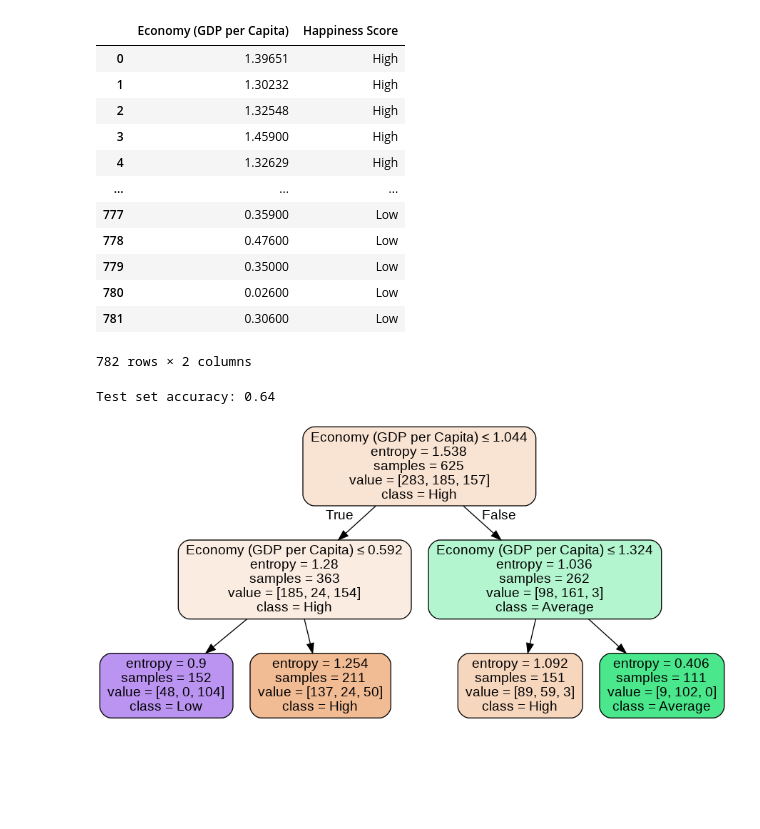
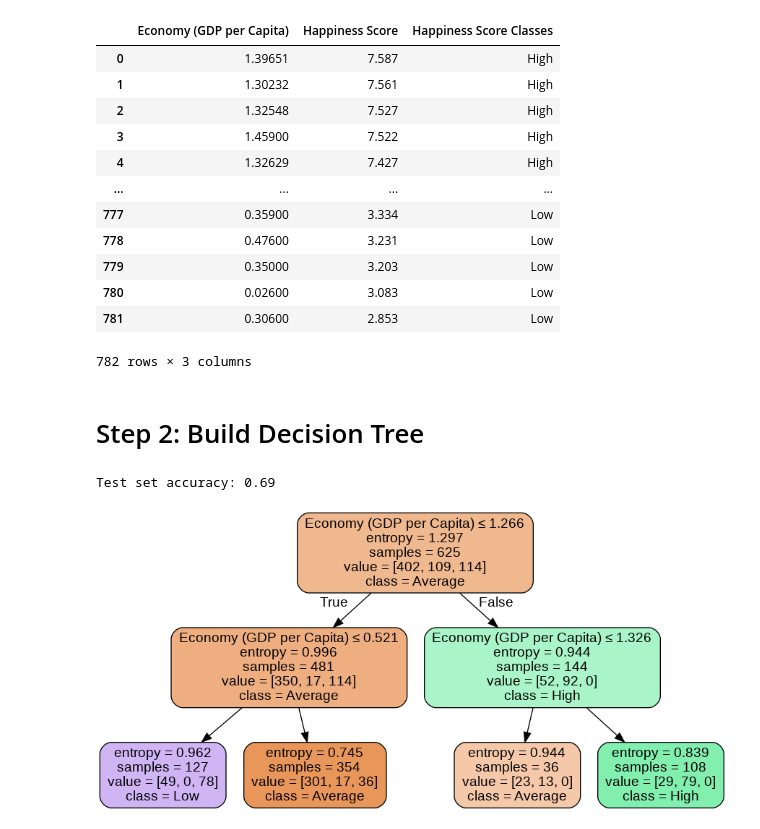
Before and after one commit to ChristalL99/ECON211_Practice, a Jupyter notebook: Economy_HappinessScore.ipynb, the cells around one changed output. Cells and saved outputs as stored; diff of their text form; code cells hidden in the pictures; blank space fills up the shorter version.

```diff
--- a/Economy_HappinessScore.ipynb
+++ b/Economy_HappinessScore.ipynb
@@ -25,0 +18,4 @@ df
+# %%
+# read in the data file and show the columns
+df=pd.read_csv("https://raw.githubusercontent.com/ChristalL99/ECON211_DecisionTree/main/data.csv")
+df
@@ -26,25 +36,35 @@ df
 # %%
-df['Happiness Score']=df["Happiness Score"].apply(lambda x: 'High' if x>=6 else 'Low' if x<=4.5 else 'Average')
+# Split "Happiness Score" into 3 classes ("Low", "Average", "High")
+
+# Define as follows:
+# Happiness Score < 4.3: Low
+# Happiness Score < 6.3: High
+# Otherwise: Average
+
+df["Happiness Score Classes"]=df["Happiness Score"].apply(lambda x: 'High' if x>6.5 else 'Low' if x<4.3 else 'Average')
 df
 # %% [output]
-|  | Economy (GDP per Capita) | Happiness Score |
-| 0 | 1.39651 | High |
-| 1 | 1.30232 | High |
-| 2 | 1.32548 | High |
-| 3 | 1.45900 | High |
-| 4 | 1.32629 | High |
-| ... | ... | ... |
-| 777 | 0.35900 | Low |
-| 778 | 0.47600 | Low |
-| 779 | 0.35000 | Low |
-| 780 | 0.02600 | Low |
-| 781 | 0.30600 | Low |
+|  | Economy (GDP per Capita) | Happiness Score | Happiness Score Classes |
+| 0 | 1.39651 | 7.587 | High |
+| 1 | 1.30232 | 7.561 | High |
+| 2 | 1.32548 | 7.527 | High |
+| 3 | 1.45900 | 7.522 | High |
+| 4 | 1.32629 | 7.427 | High |
+| ... | ... | ... | ... |
+| 777 | 0.35900 | 3.334 | Low |
+| 778 | 0.47600 | 3.231 | Low |
+| 779 | 0.35000 | 3.203 | Low |
+| 780 | 0.02600 | 3.083 | Low |
+| 781 | 0.30600 | 2.853 | Low |
-782 rows × 2 columns
+782 rows × 3 columns
+# %% [markdown]
+# Step 2: Build Decision Tree
 # %%
-feature_names=['Economy (GDP per Capita)']
+# Identify the feature and the target variable
+feature_names=["Economy (GDP per Capita)"]
 features=df[feature_names]
-targets=df['Happiness Score']
+targets=df["Happiness Score Classes"]
 targets_names = targets.unique()
 # %%
-from sklearn.model_selection import train_test_split
-train_features, test_features, train_targets, test_targets = train_test_split(features, targets, test_size=0.2, random_state=42)
+# Split training and test dataset by 8:2
+train_features, test_features, train_targets, test_targets = train_test_split(features, targets, test_size=0.2, random_state=42, shuffle=True)
@@ -59,11 +76,11 @@ clf = DecisionTreeClassifier(criterion='entropy', max_depth=2, random_state=0)
 # Train Decision Tree Classifer
 clf = clf.fit(train_features,train_targets)
 
-#Predict the response for test dataset
+# Predict the response for test dataset
 y_pred = clf.predict(test_features)
 
 # Compute test set accuracy
 acc = accuracy_score(y_pred, test_targets)
 print("Test set accuracy: {:.2f}".format(acc))
 # %% [output]
-Test set accuracy: 0.64
+Test set accuracy: 0.69
@@ -75,10 +87,12 @@ import pydotplus
 # %%
 dot_data = StringIO()
 export_graphviz(clf, out_file=dot_data,
                 filled=True, rounded=True,
-                special_characters=True,feature_names = feature_names,class_names=targets_names)
+                special_characters=True,
+                feature_names = feature_names,
+                class_names=clf.classes_)
 graph = pydotplus.graph_from_dot_data(dot_data.getvalue())
-graph.write_png('ESG.png')
+graph.write_png('DecisionTree_Graph.png')
 Image(graph.create_png())
 # %% [output]
-[figure, old version]
+[figure, new version]
```
Also changed, not shown: parts of 6 cells of this notebook.
